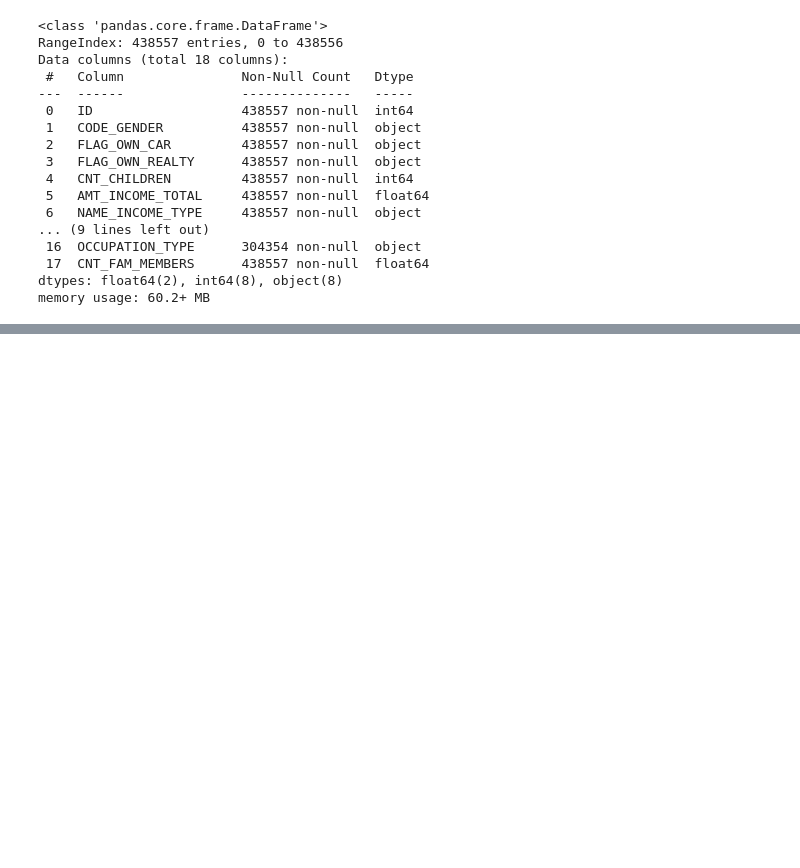
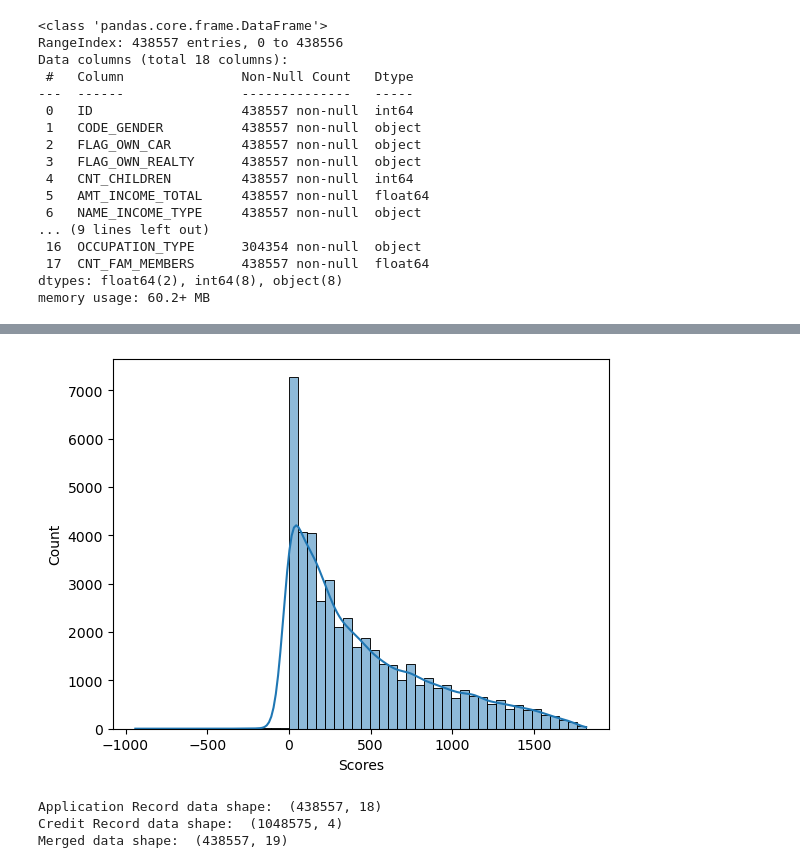
Before and after one commit to tmdcksdl/ML_Credit_Project, a Jupyter notebook: ML_Project/ML_Project.ipynb, the cells around one changed output, grey strips where cells are left out. Drawn from its saved outputs; the diff is of its cells as text; code cells hidden in the pictures; blank space fills up the shorter version.

Commit message:
Data EDA

```diff
--- a/ML_Project/ML_Project.ipynb
+++ b/ML_Project/ML_Project.ipynb
@@ -66,0 +121,8 @@ application.head()
+# %%
+status_point = {'0': 20, '1': 10, '2': 1, '3': -1, '4': -10, '5': -20, 'C': 30, 'X': 0}
+
+credit['Point'] = credit['STATUS'].map(status_point)
+scores = credit.groupby('ID')['Point'].sum()
+
+scores_df = scores.reset_index(name='Scores')
+scores_df
@@ -66,0 +143,4 @@ application.head()
+# %%
+sns.histplot(x=scores_df['Scores'], bins=50, kde=True, fill=True);
+# %% [output]
+[figure, added]
@@ -66,0 +149,8 @@ application.head()
+# %%
+print('Application Record data shape: ',application.shape)
+print('Credit Record data shape: ',credit.shape)
+print('Merged data shape: ', merge_df.shape)
+# %% [output]
+Application Record data shape:  (438557, 18)
+Credit Record data shape:  (1048575, 4)
+Merged data shape:  (438557, 19)
```
Also changed, not shown: parts of 36 cells of this notebook.
